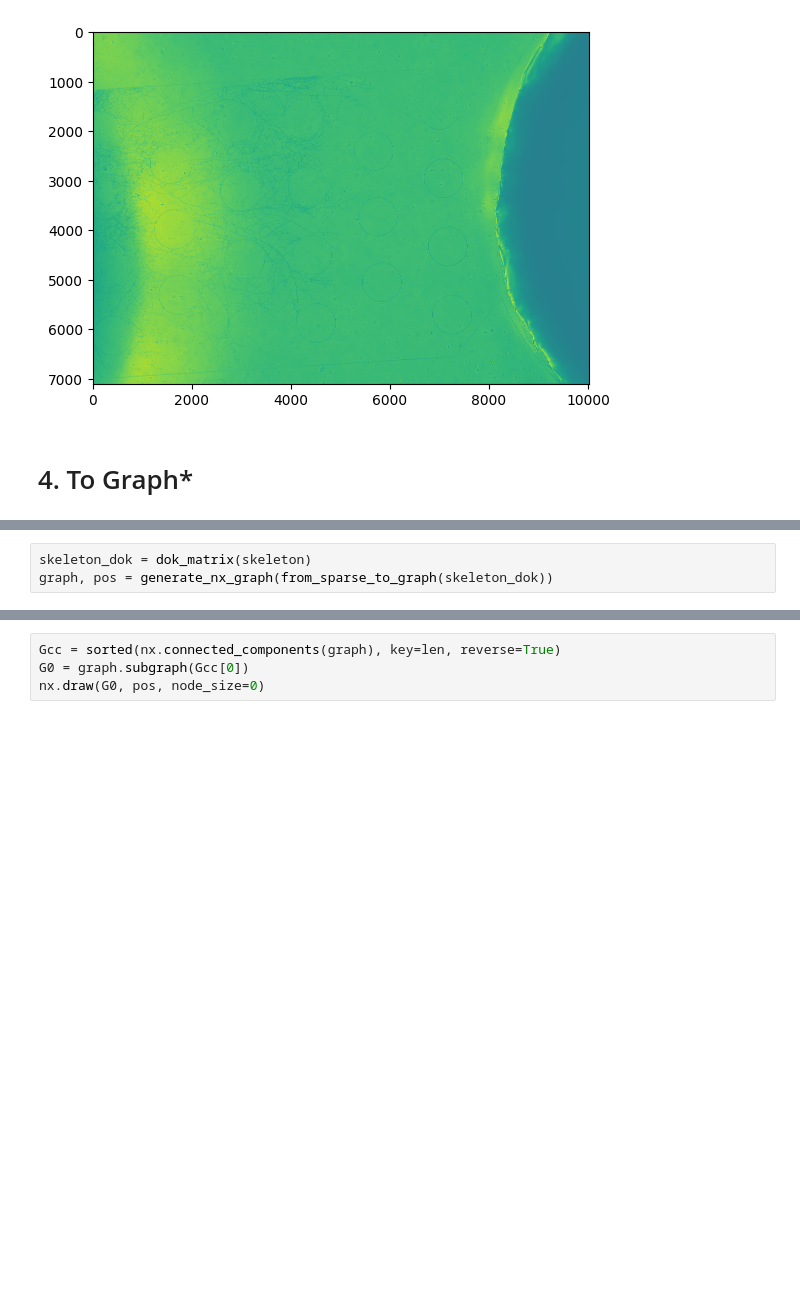
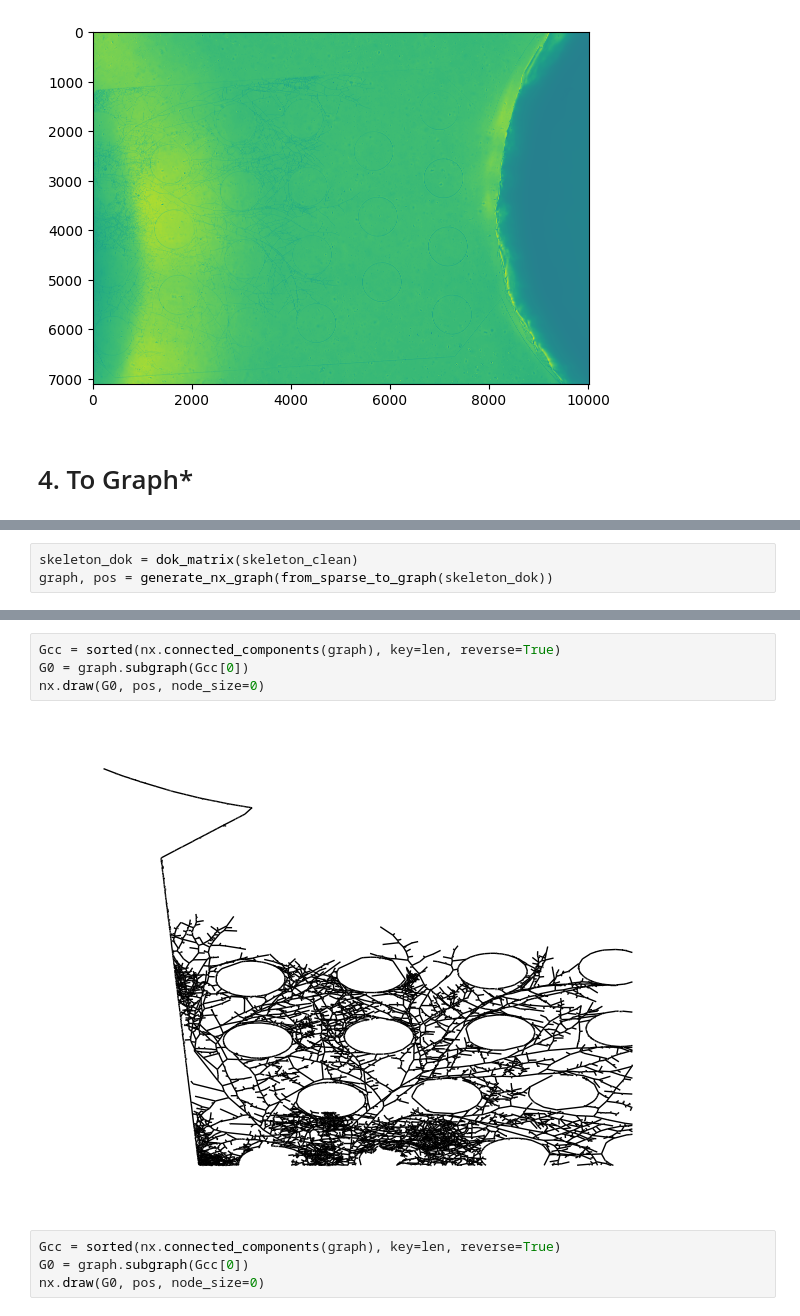
Before and after one commit to amin942001/STHype, a Jupyter notebook: examples/louis_extract_skel.ipynb, the cells around one changed output, grey strips where cells are left out. Saved outputs shown, nothing was run; the diff lists cells and outputs as text; blank space fills up the shorter version.

```diff
--- a/examples/louis_extract_skel.ipynb
+++ b/examples/louis_extract_skel.ipynb
@@ -307,4 +345,4 @@ frangi_pil.save("/home/ipausers/hamzaoui/Documents/Data/Louis_Segmentation/hat_o
 # %%
-skeleton_dok = dok_matrix(skeleton)
+skeleton_dok = dok_matrix(skeleton_clean)
 graph, pos = generate_nx_graph(from_sparse_to_graph(skeleton_dok))
 # %% [markdown]
@@ -312,3 +350,9 @@ graph, pos = generate_nx_graph(from_sparse_to_graph(skeleton_dok))
+# %%
+Gcc = sorted(nx.connected_components(graph), key=len, reverse=True)
+G0 = graph.subgraph(Gcc[0])
+nx.draw(G0, pos, node_size=0)
+# %% [output]
+[figure, added]
 # %%
 Gcc = sorted(nx.connected_components(graph), key=len, reverse=True)
 G0 = graph.subgraph(Gcc[0])
```
Also changed, not shown: parts of 13 cells of this notebook, 1 other file.
